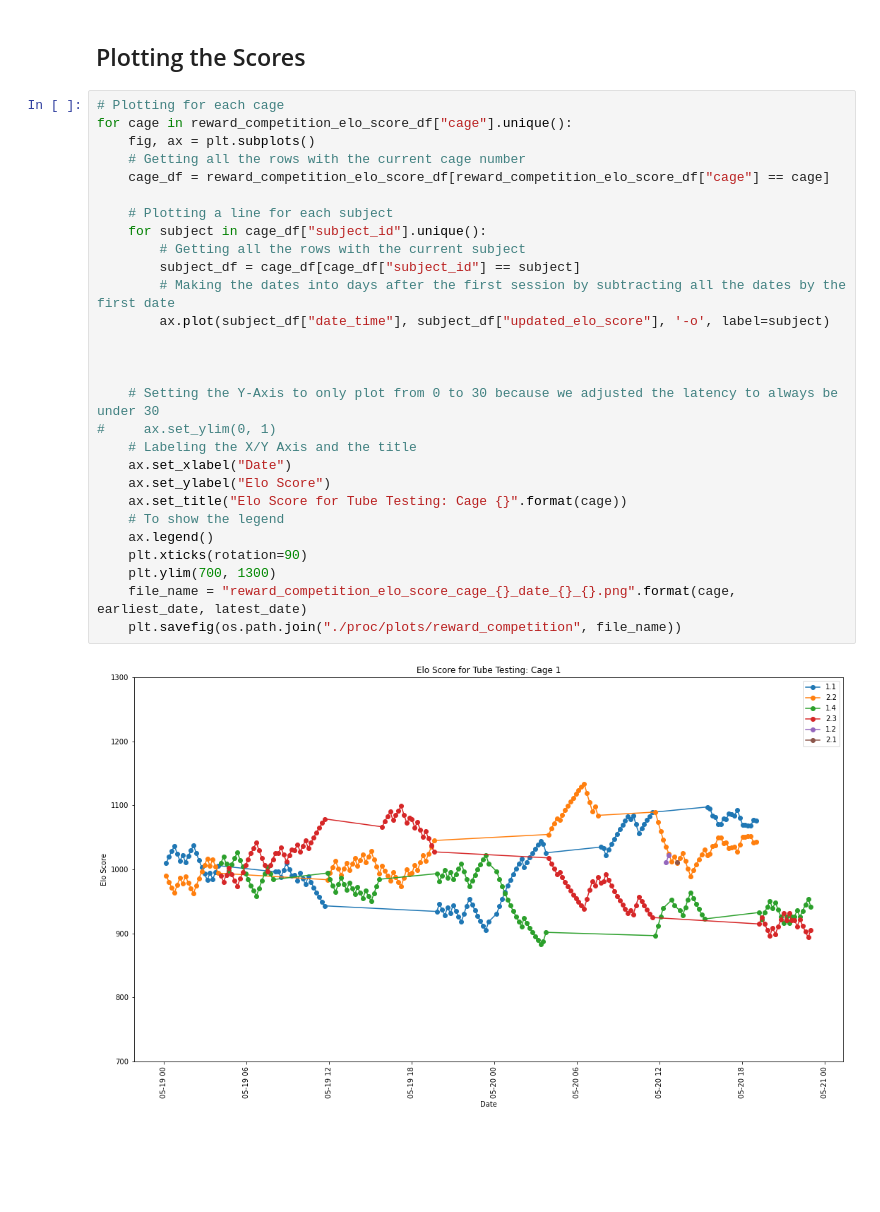
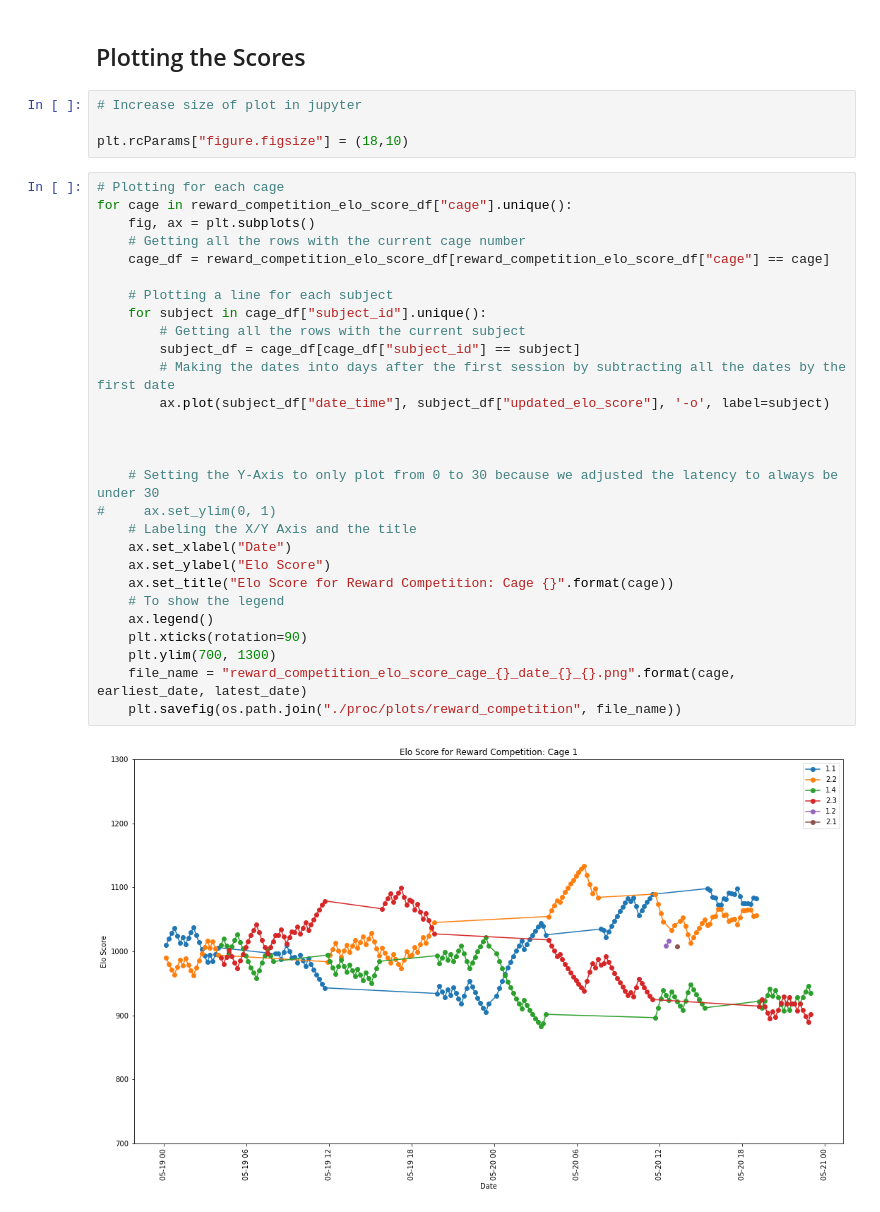
Before and after one commit to padillacoreanolab/literature_review_processing, a Jupyter notebook: results/elo_score_testing/reward_competition_processing.ipynb, the cells around one changed output. Saved outputs shown, nothing was run; the diff lists cells and outputs as text; blank space fills up the shorter version.

Commit message:
nb: plotting for reward competition with updated match number

```diff
--- a/results/elo_score_testing/reward_competition_processing.ipynb
+++ b/results/elo_score_testing/reward_competition_processing.ipynb
@@ -488,33 +488,37 @@ latest_date
 '2022-05-20'
 # %% [markdown]
 ## Plotting the Scores
+# %%
+# Increase size of plot in jupyter
+
+plt.rcParams["figure.figsize"] = (18,10)
 # %%
 # Plotting for each cage
 for cage in reward_competition_elo_score_df["cage"].unique():
     fig, ax = plt.subplots()
     # Getting all the rows with the current cage number
     cage_df = reward_competition_elo_score_df[reward_competition_elo_score_df["cage"] == cage]
 
     # Plotting a line for each subject
     for subject in cage_df["subject_id"].unique():
         # Getting all the rows with the current subject
         subject_df = cage_df[cage_df["subject_id"] == subject]
         # Making the dates into days after the first session by subtracting all the dates by the first date
         ax.plot(subject_df["date_time"], subject_df["updated_elo_score"], '-o', label=subject)
 
 
 
     # Setting the Y-Axis to only plot from 0 to 30 because we adjusted the latency to always be under 30
 #     ax.set_ylim(0, 1)
     # Labeling the X/Y Axis and the title
     ax.set_xlabel("Date")
     ax.set_ylabel("Elo Score")
-    ax.set_title("Elo Score for Tube Testing: Cage {}".format(cage))
+    ax.set_title("Elo Score for Reward Competition: Cage {}".format(cage))
     # To show the legend
     ax.legend()
     plt.xticks(rotation=90)
     plt.ylim(700, 1300)
     file_name = "reward_competition_elo_score_cage_{}_date_{}_{}.png".format(cage, earliest_date, latest_date)
     plt.savefig(os.path.join("./proc/plots/reward_competition", file_name))
 # %% [output]
-[figure, old version]
+[figure, new version]
```
Also changed, not shown: parts of 5 cells of this notebook.
